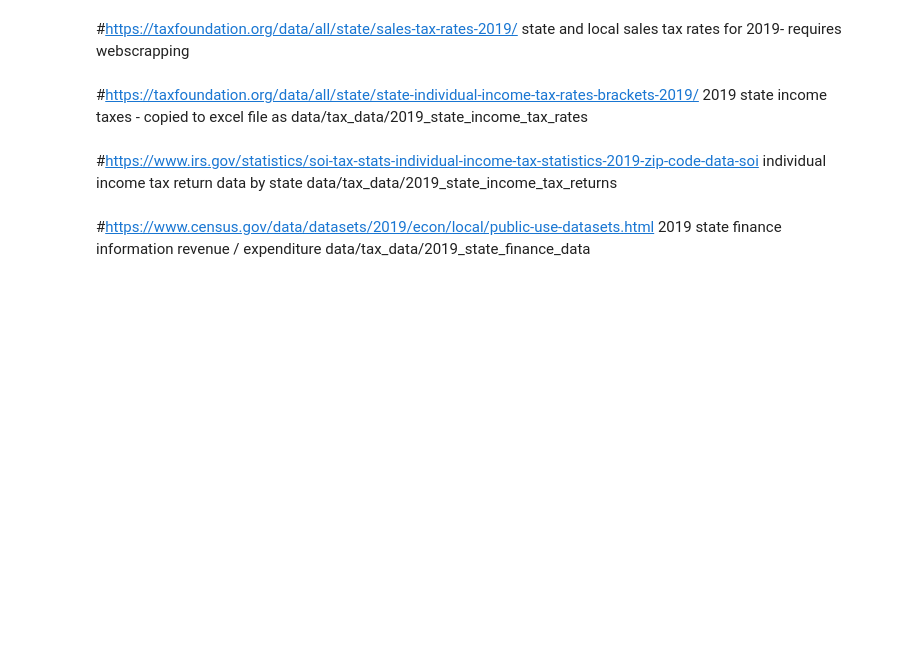
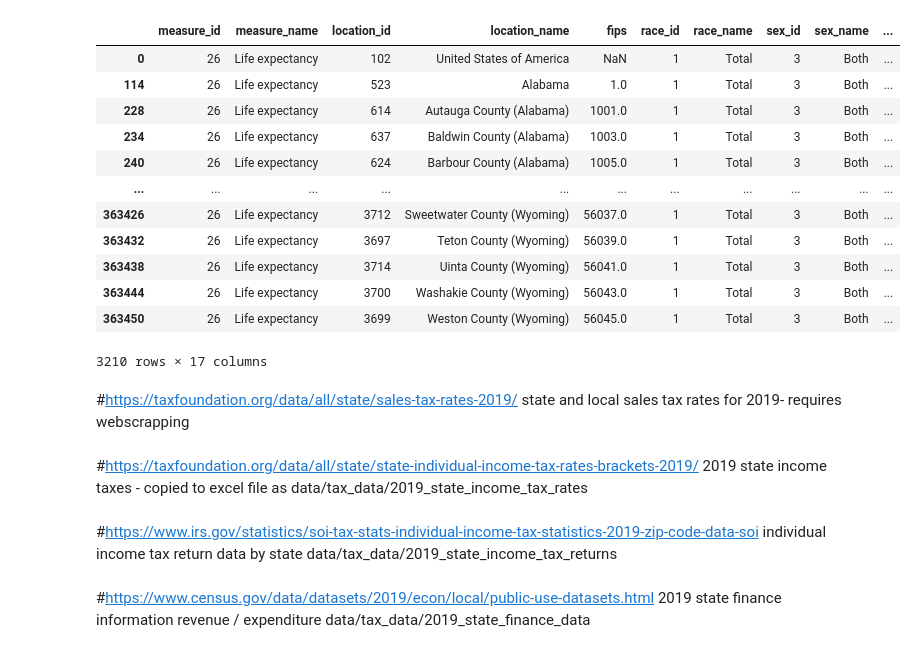
Before and after one commit to nelson-aaron-j/DeathAndTaxesProject, a Jupyter notebook: capstone.ipynb, the cells around one changed output. Cells and saved outputs as stored; diff of their text form; code cells hidden in the pictures; blank space fills up the shorter version.

```diff
--- a/capstone.ipynb
+++ b/capstone.ipynb
@@ -66,3 +285,20 @@ all_pop_data
+# %%
+life_data4T1 = life_data4T[life_data4T['age_name']=='<1 year']
+life_data4T1
+# %% [output]
+|  | measure_id | measure_name | location_id | location_name | fips | race_id | race_name | sex_id | sex_name | ... |
+| 0 | 26 | Life expectancy | 102 | United States of America | NaN | 1 | Total | 3 | Both | ... |
+| 114 | 26 | Life expectancy | 523 | Alabama | 1.0 | 1 | Total | 3 | Both | ... |
+| 228 | 26 | Life expectancy | 614 | Autauga County (Alabama) | 1001.0 | 1 | Total | 3 | Both | ... |
+| 234 | 26 | Life expectancy | 637 | Baldwin County (Alabama) | 1003.0 | 1 | Total | 3 | Both | ... |
+| 240 | 26 | Life expectancy | 624 | Barbour County (Alabama) | 1005.0 | 1 | Total | 3 | Both | ... |
+| ... | ... | ... | ... | ... | ... | ... | ... | ... | ... | ... |
+| 363426 | 26 | Life expectancy | 3712 | Sweetwater County (Wyoming) | 56037.0 | 1 | Total | 3 | Both | ... |
+| 363432 | 26 | Life expectancy | 3697 | Teton County (Wyoming) | 56039.0 | 1 | Total | 3 | Both | ... |
+| 363438 | 26 | Life expectancy | 3714 | Uinta County (Wyoming) | 56041.0 | 1 | Total | 3 | Both | ... |
+| 363444 | 26 | Life expectancy | 3700 | Washakie County (Wyoming) | 56043.0 | 1 | Total | 3 | Both | ... |
+| 363450 | 26 | Life expectancy | 3699 | Weston County (Wyoming) | 56045.0 | 1 | Total | 3 | Both | ... |
+3210 rows × 17 columns
 # %% [markdown]
 #https://taxfoundation.org/data/all/state/sales-tax-rates-2019/
 state and local sales tax rates for 2019- requires webscrapping
```
Also changed, not shown: parts of 21 cells of this notebook.
